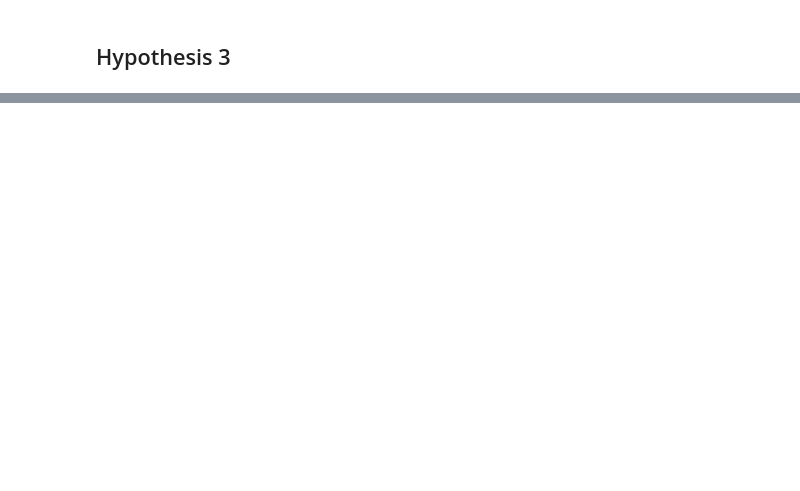
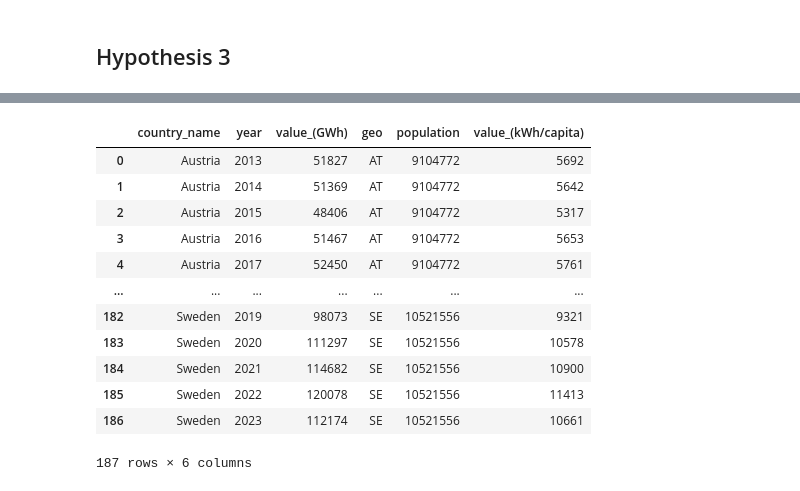
Before and after one commit to NGravereaux/portfolio-project-renewable-evergy-analysis, a Jupyter notebook: script/main_h3.ipynb, the cells around one changed output, grey strips where cells are left out. Drawn from its saved outputs; the diff is of its cells as text; code cells hidden in the pictures; blank space fills up the shorter version.

```diff
--- a/script/main_h3.ipynb
+++ b/script/main_h3.ipynb
@@ -556,41 +99,0 @@ df_population
-# %%
-# drop the outlier
-
-df_population = df_population[df_population['geo'] != "EU27_2020"]
-# %%
-# rename country code with country full name using map
-
-country_codes_dict = {
-    'AT': 'Austria',
-    'BE': 'Belgium',
-    'BG': 'Bulgaria',
-    'CY': 'Cyprus',
-    'CZ': 'Czech Republic',
-    'DE': 'Germany',
-    'DK': 'Denmark',
-    'EE': 'Estonia',
-    'EL': 'Greece',
-    'ES': 'Spain',
-    'FI': 'Finland',
-    'FR': 'France',
-    'HR': 'Croatia',
-    'HU': 'Hungary',
-    'IE': 'Ireland',
-    'IT': 'Italy',
-    'LT': 'Lithuania',
-    'LU': 'Luxembourg',
-    'LV': 'Latvia',
-    'MT': 'Malta',
-    'NL': 'Netherlands',
-    'PL': 'Poland',
-    'PT': 'Portugal',
-    'RO': 'Romania',
-    'SE': 'Sweden',
-    'SI': 'Slovenia',
-    'SK': 'Slovak Republic'}
-
-# gender_mapping = {'male': 0, 'female': 1}
-# df['Gender_mapped'] = df['Sex'].map(gender_mapping)
-
-df_population["country_name"] = df_population["geo"].map(country_codes_dict)
-df_population
@@ -1071,4 +100,20 @@ df_population = clean_population(data_url)
 # %%
 df_RE_production_per_capita = RE_production_per_capita(df_RE_production, df_population)
+# %%
+df_RE_production_per_capita
+# %% [output]
+|  | country_name | year | value_(GWh) | geo | population | value_(kWh/capita) |
+| 0 | Austria | 2013 | 51827 | AT | 9104772 | 5692 |
+| 1 | Austria | 2014 | 51369 | AT | 9104772 | 5642 |
+| 2 | Austria | 2015 | 48406 | AT | 9104772 | 5317 |
+| 3 | Austria | 2016 | 51467 | AT | 9104772 | 5653 |
+| 4 | Austria | 2017 | 52450 | AT | 9104772 | 5761 |
+| ... | ... | ... | ... | ... | ... | ... |
+| 182 | Sweden | 2019 | 98073 | SE | 10521556 | 9321 |
+| 183 | Sweden | 2020 | 111297 | SE | 10521556 | 10578 |
+| 184 | Sweden | 2021 | 114682 | SE | 10521556 | 10900 |
+| 185 | Sweden | 2022 | 120078 | SE | 10521556 | 11413 |
+| 186 | Sweden | 2023 | 112174 | SE | 10521556 | 10661 |
+187 rows × 6 columns
 # %%
 df_RnD_budget_per_capita = RnD_budget_per_capita(df_RnD_budget, df_population)
```
Also changed, not shown: parts of 85 cells of this notebook, 1 other file.
